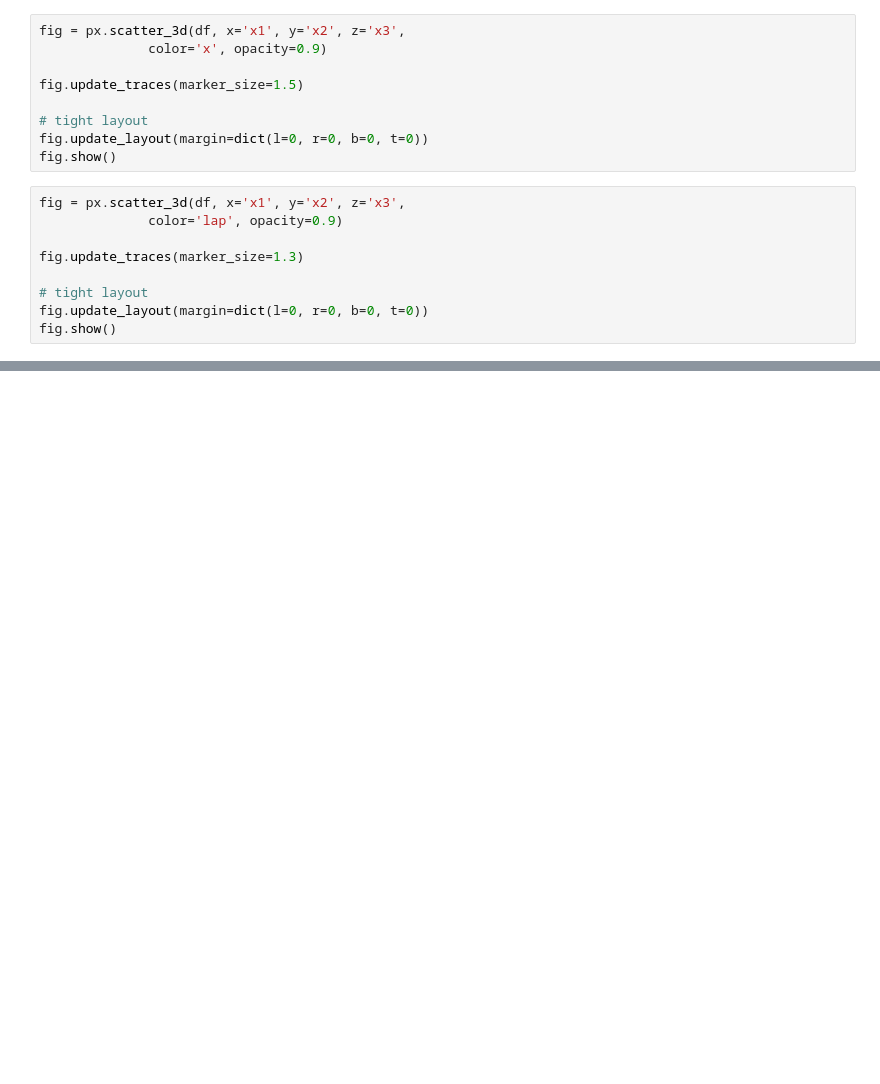
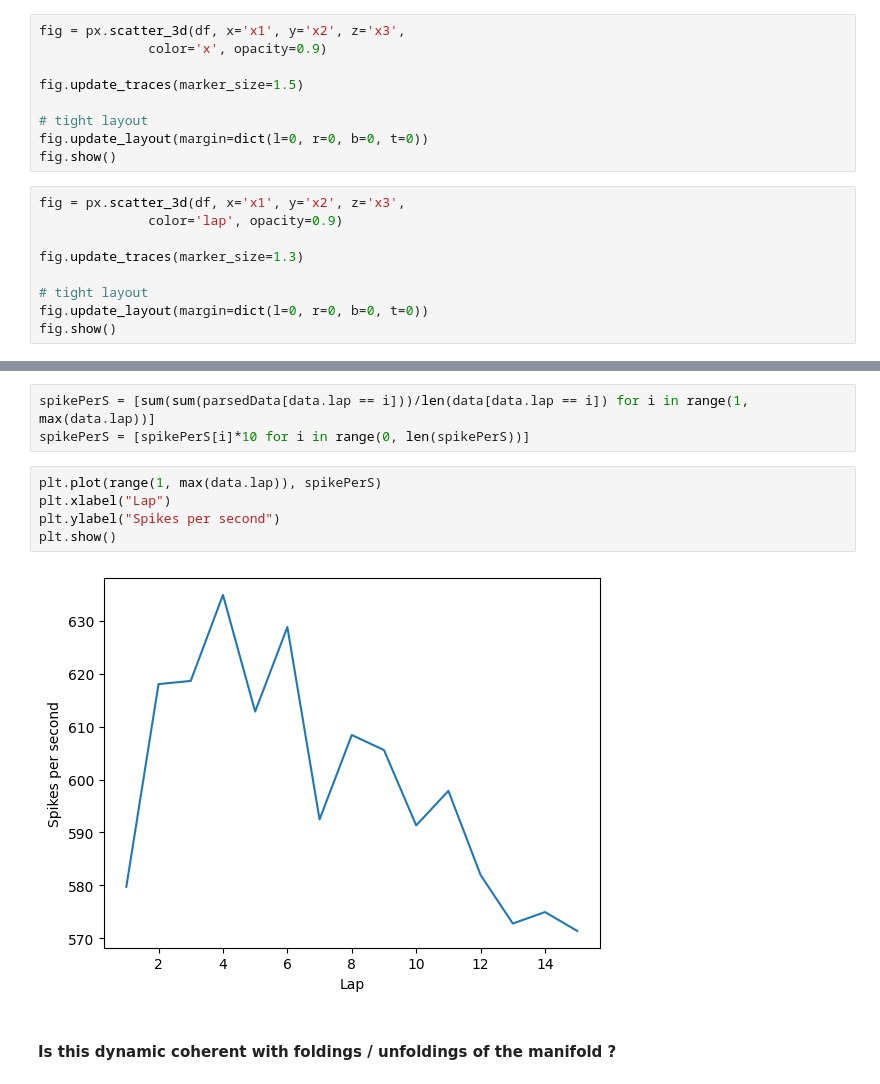
Before and after one commit to bendor-lab/Representational_drift_and_replay_analysis, a Jupyter notebook: Yang_pipeline.ipynb, the cells around one changed output, grey strips where cells are left out. Drawn from its saved outputs; the diff is of its cells as text; blank space fills up the shorter version.

```diff
--- a/Yang_pipeline.ipynb
+++ b/Yang_pipeline.ipynb
@@ -121,0 +125,12 @@ fig.show()
+# %%
+spikePerS = [sum(sum(parsedData[data.lap == i]))/len(data[data.lap == i]) for i in range(1, max(data.lap))]
+spikePerS = [spikePerS[i]*10 for i in range(0, len(spikePerS))]
+# %%
+plt.plot(range(1, max(data.lap)), spikePerS)
+plt.xlabel("Lap")
+plt.ylabel("Spikes per second")
+plt.show()
+# %% [output]
+[figure, added]
+# %% [markdown]
+#### Is this dynamic coherent with foldings / unfoldings of the manifold ?
```
Also changed, not shown: parts of 9 cells of this notebook, 1 other file.
